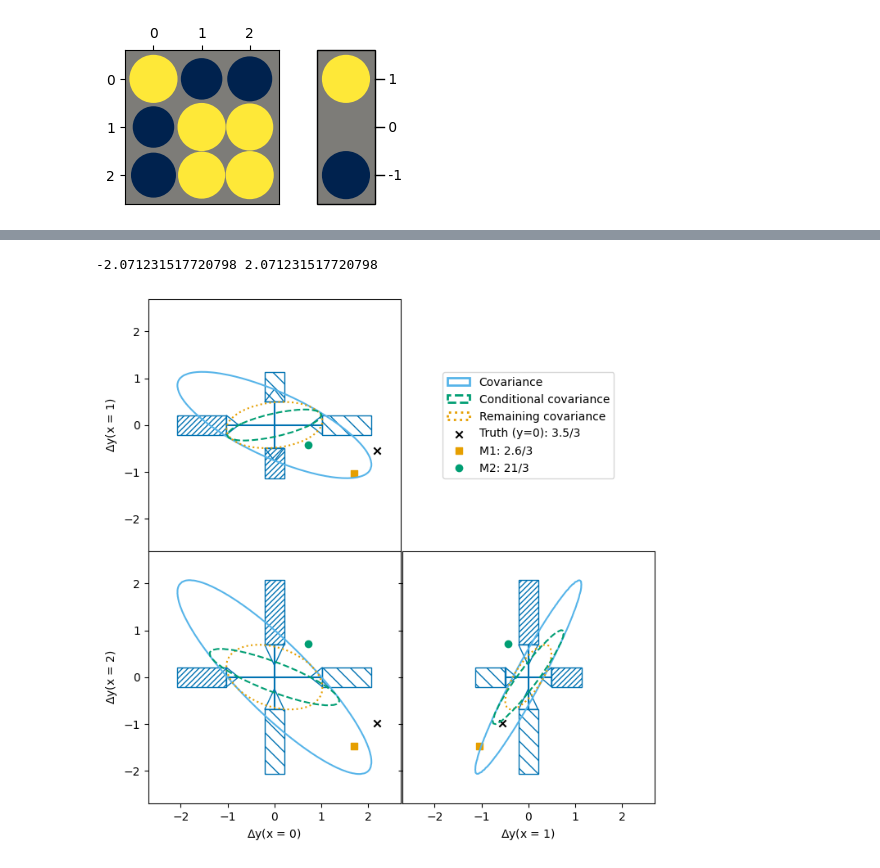
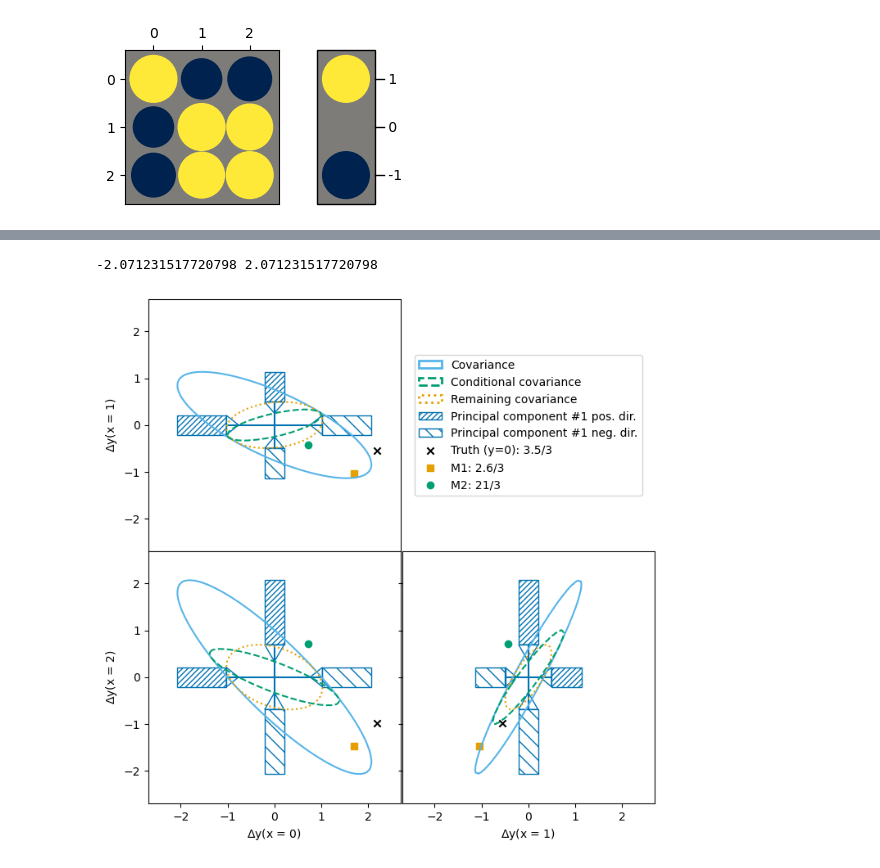
Before and after one commit to ast0815/covplot, a Jupyter notebook: covplot.ipynb, the cells around one changed output, grey strips where cells are left out. Drawn from its saved outputs; the diff is of its cells as text; code cells hidden in the pictures.

```diff
--- a/covplot.ipynb
+++ b/covplot.ipynb
@@ -217,10 +245,10 @@ for ix, iy in itertools.product(range(N-1), repeat=2):
     yerr = np.sqrt(xycov[-1, -1])
     xKerr = np.sqrt(xyK[0, 0])
     yKerr = np.sqrt(xyK[-1, -1])
-    xyu = ret["q"][:,0][(ix, iy),]
-    xyw = ret["q"][:,-1][(ix, iy),]
-    xconderr = ret["yconderr"][ix]
-    yconderr = ret["yconderr"][iy]
+    xyu = ret["q"][:,0][(jx, jy),]
+    xyw = ret["q"][:,-1][(jx, jy),]
+    xconderr = ret["yconderr"][jx]
+    yconderr = ret["yconderr"][jy]
     if jx != jy:
         axs[iy][ix].errorbar(0, 0, xerr=xKerr, yerr=yKerr, color="C0")
     else:
@@ -377,34 +405,42 @@ for ix, iy in itertools.product(range(N-1), repeat=2):
 #leg_iy = np.argmin(err)
 
 leg_artists = [
     patches.Ellipse(
         (0, 0), 1, 1, linewidth=2, edgecolor="C3", linestyle="-", facecolor="none"
     ),
     patches.Ellipse(
         (0, 0), 1, 1, linewidth=2, edgecolor="C2", linestyle="--", facecolor="none"
     ),
     patches.Ellipse(
         (0, 0), 1, 1, linewidth=2, edgecolor="C1", linestyle=":", facecolor="none"
     ),
+    patches.Ellipse(
+        (0, 0), 1, 1, linewidth=1, edgecolor="C0", linestyle="-", facecolor="none", hatch="/////"
+    ),
+    patches.Ellipse(
+        (0, 0), 1, 1, linewidth=1, edgecolor="C0", linestyle="-", facecolor="none", hatch=r"\\"
+    ),
     tru,
     cors,
     wro,
 ]
 leg_labels = [
     "Covariance",
     "Conditional covariance",
     "Remaining covariance",
+    "Principal component #1 pos. dir.",
+    "Principal component #1 neg. dir.",
     f"Truth (y=0): {chi_truth:.2g}/{N}",
     f"M1: {chi_correct:.2g}/{N}",
     f"M2: {chi_wrong:.2g}/{N}",
 ]
 axs[0][1].legend(leg_artists, leg_labels, loc="center")
 
 
 plt.savefig("plots/simple-full.pdf", bbox_inches="tight")
 # %% [output]
 -2.071231517720798 2.071231517720798
-[figure, old version]
+[figure, new version]
 # %%
 fig, ax = plt.subplots(figsize=(4, 3), dpi=100)
 Ne = 10
```
Also changed, not shown: parts of 13 cells of this notebook.
